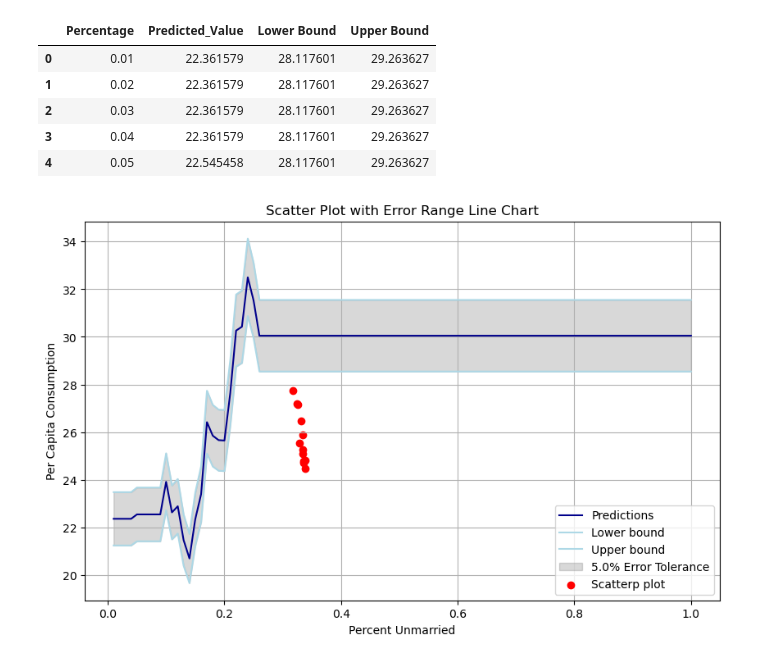
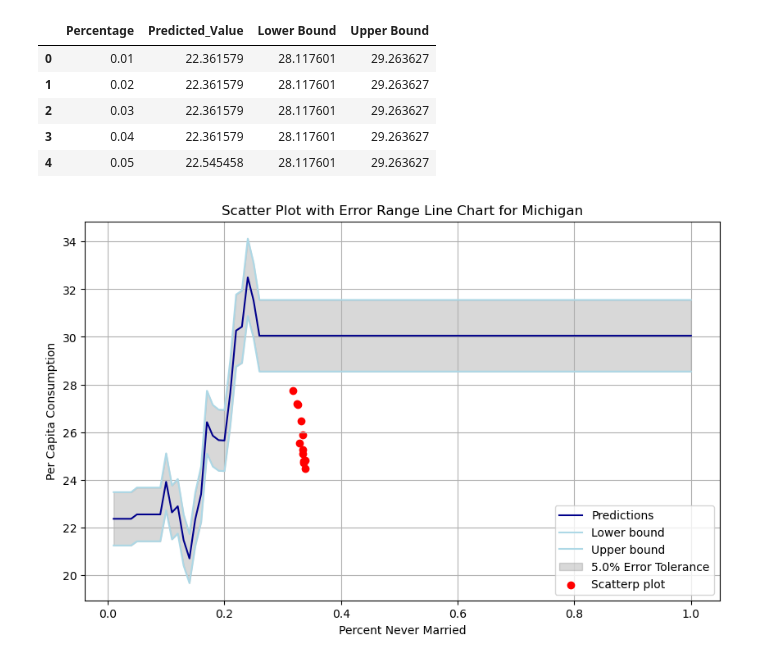
Before and after one commit to zqcushma/Project-4, a Jupyter notebook: Visualizations/Michigan_scatter_line_graph.ipynb, the cells around one changed output. Cells and saved outputs as stored; diff of their text form; code cells hidden in the pictures.

```diff
--- a/Visualizations/Michigan_scatter_line_graph.ipynb
+++ b/Visualizations/Michigan_scatter_line_graph.ipynb
@@ -7,10 +7,10 @@ import pandas as pd
 from scipy import stats
 # %%
 # Read our data file the pandas library
-file_path = Path("../Predictions/Michigan_predictions_results.csv")
+file_path = Path("../Resources/Michigan_predictions_results.csv")
 data = pd.read_csv(file_path)
 
-file_path2 = Path("../Data/proj_4_feat_target_var_set.csv")
+file_path2 = Path("../Resources/proj_4_feat_target_var_set_update.csv")
 data2 = pd.read_csv(file_path2)
 
 # Display sample data
@@ -94,32 +94,32 @@ Upper Bound: 29.263626941031532
 # %%
 # Extract columns for X-axis, Y-axis, and error range bounds
 x_values = data['Percentage']  # Replace 'X-axis' with the actual column name for X-axis data
 y_values = data['Predicted_Value']  # Replace 'Y-axis' with the actual column name for Y-axis data
 
 tolerance = 0.05
 lowerY = data['Predicted_Value'] * (1 - tolerance)
 upperY = data['Predicted_Value'] * (1 + tolerance)
 
 # Plot the error range with the line graph
 plt.figure(figsize=(10, 6))
 plt.plot(x_values, y_values, label='Predictions', color = 'darkblue')
 plt.plot(x_values, lowerY, label='Lower bound', color = 'lightblue')
 plt.plot(x_values, upperY, label='Upper bound', color = 'lightblue')
 plt.fill_between(x_values, lowerY, upperY, color='gray', alpha=0.3, label=f'{tolerance*100}% Error Tolerance')
 
 scatterX = data2['census_percent_pop_never_married']
 scatterY = data2['niaaa_legal_adult_per_capita_beer_consumed_gallons']
 
 plt.scatter(scatterX, scatterY, label='Scatterp plot', color='red')
 
 # Customize labels and title
-plt.xlabel('Percent Unmarried')
+plt.xlabel('Percent Never Married')
 plt.ylabel('Per Capita Consumption')
-plt.title('Scatter Plot with Error Range Line Chart')
+plt.title('Scatter Plot with Error Range Line Chart for Michigan')
 plt.legend()
 
 # Show the plot
 plt.grid(True)
 plt.show()
 # %% [output]
-[figure, old version]
+[figure, new version]
```
